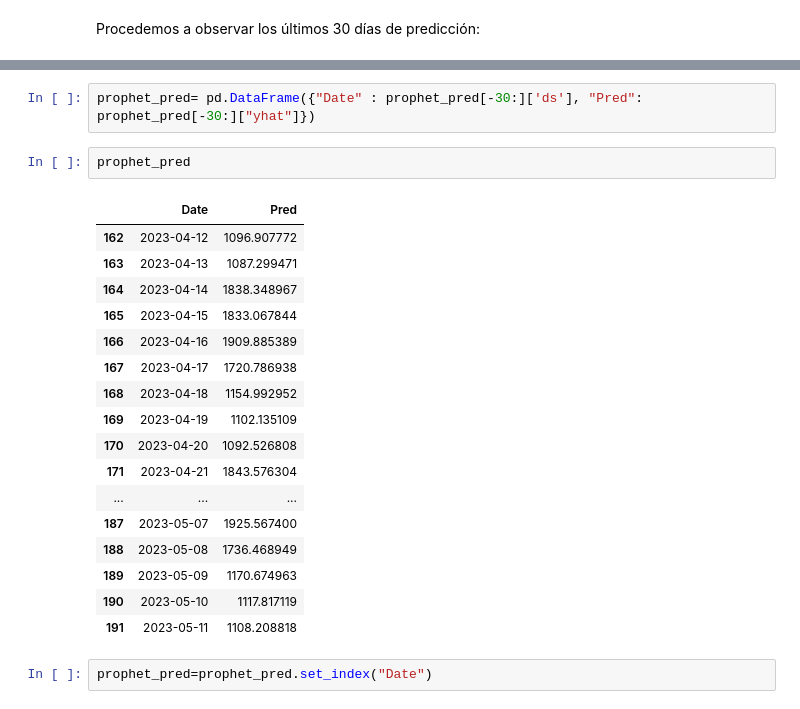
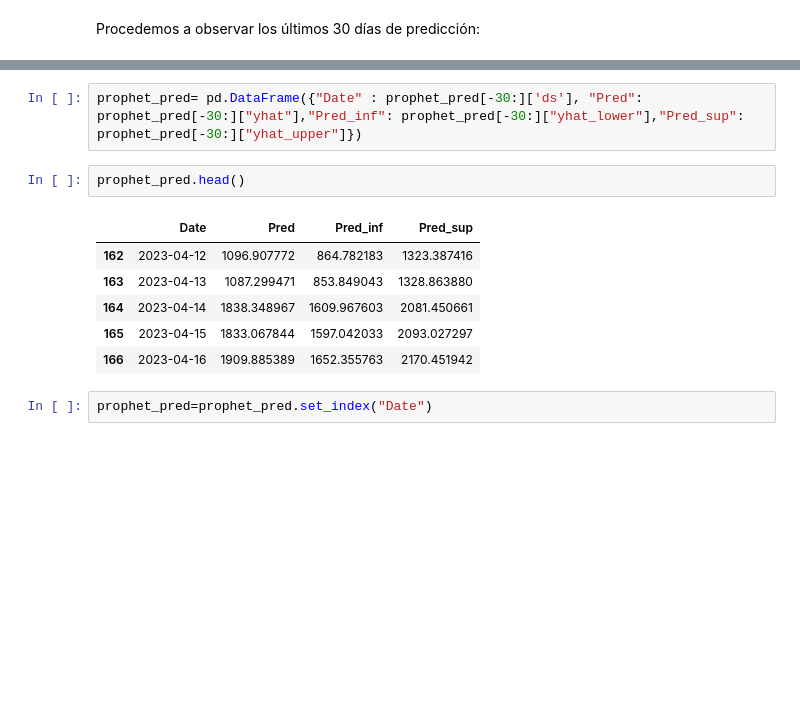
Before and after one commit to dele22922/tarea3_feat_eng, a Jupyter notebook: Tarea Semana 4_GRP4_vfinal.ipynb, the cells around one changed output, grey strips where cells are left out. Cells and saved outputs as stored; diff of their text form; blank space fills up the shorter version.

```diff
--- a/Tarea Semana 4_GRP4_vfinal.ipynb
+++ b/Tarea Semana 4_GRP4_vfinal.ipynb
@@ -746,25 +834,14 @@ Procedemos a observar los últimos 30 días de predicción:
 # %%
-prophet_pred= pd.DataFrame({"Date" : prophet_pred[-30:]['ds'], "Pred": prophet_pred[-30:]["yhat"]})
+prophet_pred= pd.DataFrame({"Date" : prophet_pred[-30:]['ds'], "Pred": prophet_pred[-30:]["yhat"],"Pred_inf": prophet_pred[-30:]["yhat_lower"],"Pred_sup": prophet_pred[-30:]["yhat_upper"]})
 # %%
-prophet_pred
+prophet_pred.head()
 # %% [output]
-|  | Date | Pred |
-| 162 | 2023-04-12 | 1096.907772 |
-| 163 | 2023-04-13 | 1087.299471 |
-| 164 | 2023-04-14 | 1838.348967 |
-| 165 | 2023-04-15 | 1833.067844 |
-| 166 | 2023-04-16 | 1909.885389 |
-| 167 | 2023-04-17 | 1720.786938 |
-| 168 | 2023-04-18 | 1154.992952 |
-| 169 | 2023-04-19 | 1102.135109 |
-| 170 | 2023-04-20 | 1092.526808 |
-| 171 | 2023-04-21 | 1843.576304 |
-| ... | ... | ... |
-| 187 | 2023-05-07 | 1925.567400 |
-| 188 | 2023-05-08 | 1736.468949 |
-| 189 | 2023-05-09 | 1170.674963 |
-| 190 | 2023-05-10 | 1117.817119 |
-| 191 | 2023-05-11 | 1108.208818 |
+|  | Date | Pred | Pred_inf | Pred_sup |
+| 162 | 2023-04-12 | 1096.907772 | 864.782183 | 1323.387416 |
+| 163 | 2023-04-13 | 1087.299471 | 853.849043 | 1328.863880 |
+| 164 | 2023-04-14 | 1838.348967 | 1609.967603 | 2081.450661 |
+| 165 | 2023-04-15 | 1833.067844 | 1597.042033 | 2093.027297 |
+| 166 | 2023-04-16 | 1909.885389 | 1652.355763 | 2170.451942 |
 # %%
 prophet_pred=prophet_pred.set_index("Date")
 # %%
```
Also changed, not shown: parts of 38 cells of this notebook.
